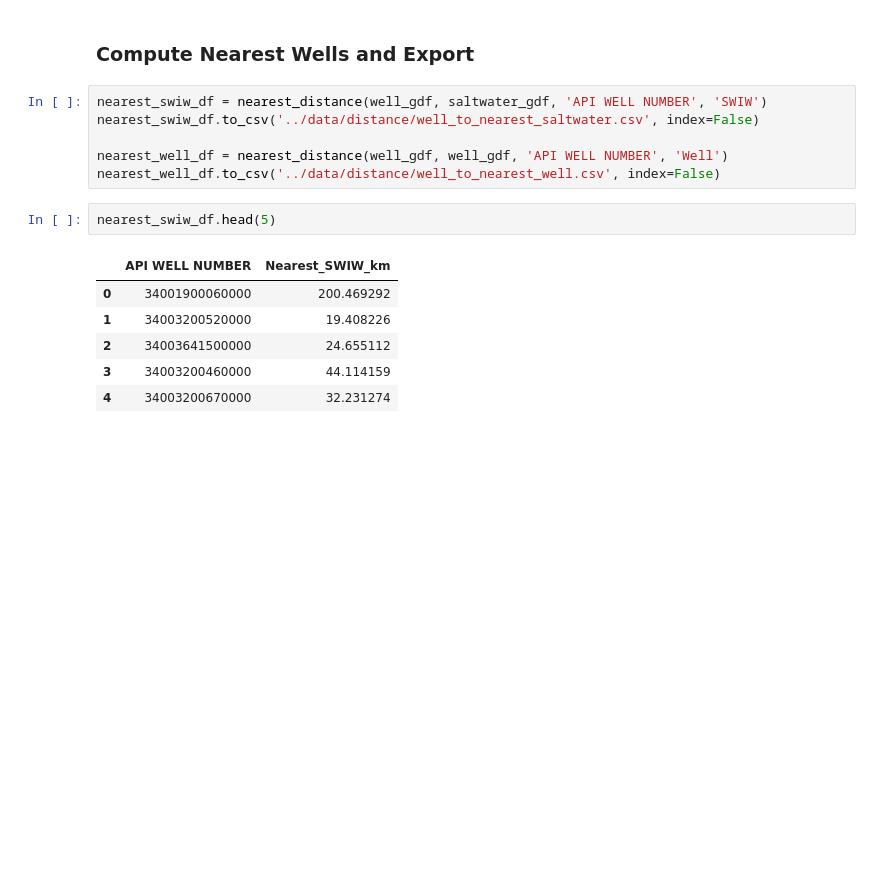
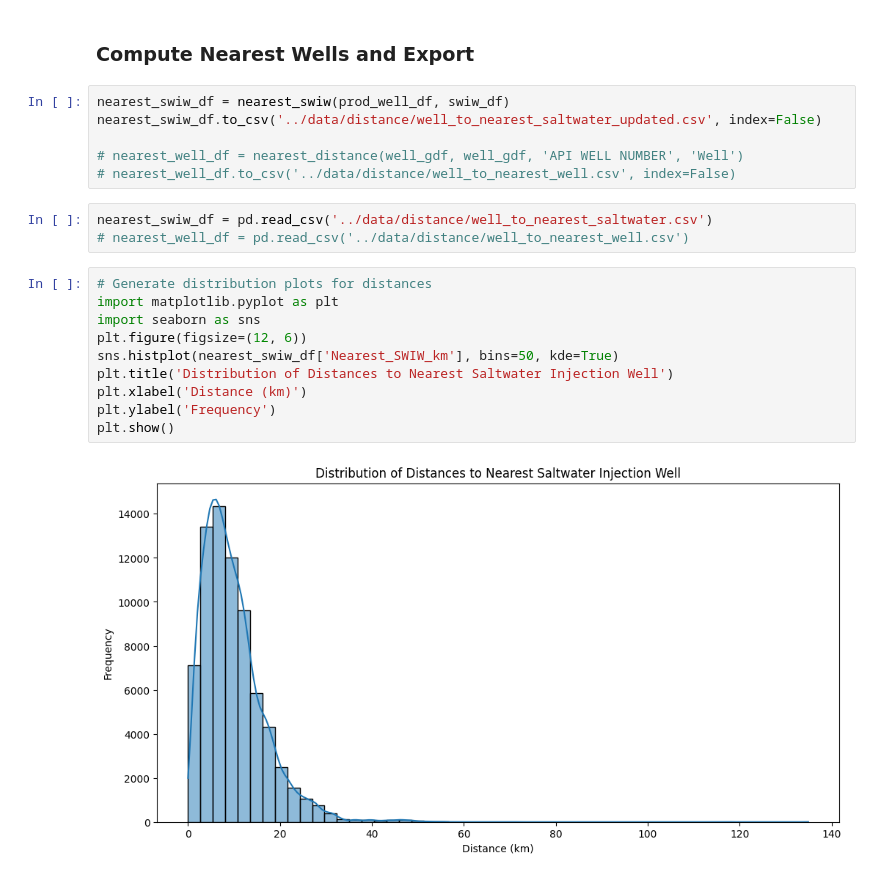
Before and after one commit to wfsutto/Two-Birds-One-Stonebridge, a Jupyter notebook: notebooks/distance_analysis.ipynb, the cells around one changed output. Drawn from its saved outputs; the diff is of its cells as text; blank space fills up the shorter version.

Commit message:
fixed distance calculation

```diff
--- a/notebooks/distance_analysis.ipynb
+++ b/notebooks/distance_analysis.ipynb
@@ -73,17 +116,23 @@ def nearest_distance(source_gdf, target_gdf, src_col, target_col):
 # %% [markdown]
 ### Compute Nearest Wells and Export
 # %%
-nearest_swiw_df = nearest_distance(well_gdf, saltwater_gdf, 'API WELL NUMBER', 'SWIW')
-nearest_swiw_df.to_csv('../data/distance/well_to_nearest_saltwater.csv', index=False)
+nearest_swiw_df = nearest_swiw(prod_well_df, swiw_df)
+nearest_swiw_df.to_csv('../data/distance/well_to_nearest_saltwater_updated.csv', index=False)
 
-nearest_well_df = nearest_distance(well_gdf, well_gdf, 'API WELL NUMBER', 'Well')
-nearest_well_df.to_csv('../data/distance/well_to_nearest_well.csv', index=False)
+# nearest_well_df = nearest_distance(well_gdf, well_gdf, 'API WELL NUMBER', 'Well')
+# nearest_well_df.to_csv('../data/distance/well_to_nearest_well.csv', index=False)
 # %%
-nearest_swiw_df.head(5)
+nearest_swiw_df = pd.read_csv('../data/distance/well_to_nearest_saltwater.csv')
+# nearest_well_df = pd.read_csv('../data/distance/well_to_nearest_well.csv')
-# %% [output]
-|  | API WELL NUMBER | Nearest_SWIW_km |
-| 0 | 34001900060000 | 200.469292 |
-| 1 | 34003200520000 | 19.408226 |
-| 2 | 34003641500000 | 24.655112 |
-| 3 | 34003200460000 | 44.114159 |
-| 4 | 34003200670000 | 32.231274 |
+# %%
+# Generate distribution plots for distances
+import matplotlib.pyplot as plt
+import seaborn as sns
+plt.figure(figsize=(12, 6))
+sns.histplot(nearest_swiw_df['Nearest_SWIW_km'], bins=50, kde=True)
+plt.title('Distribution of Distances to Nearest Saltwater Injection Well')
+plt.xlabel('Distance (km)')
+plt.ylabel('Frequency')
+plt.show()
+# %% [output]
+[figure, added]
```
Also changed, not shown: parts of 10 cells of this notebook, 3 other files.
